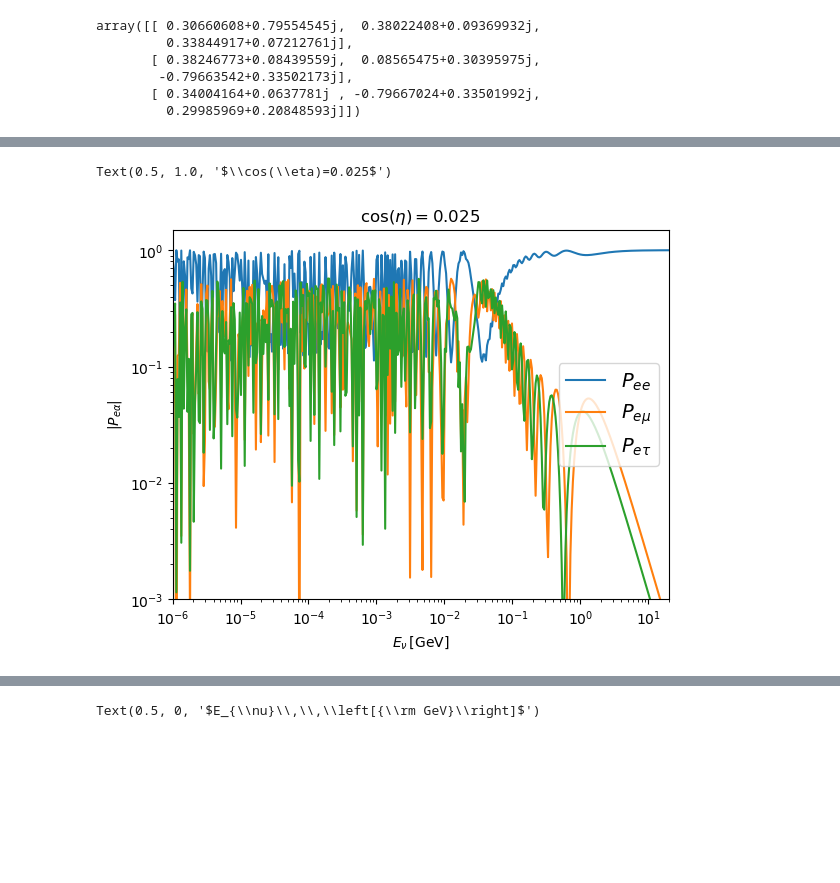
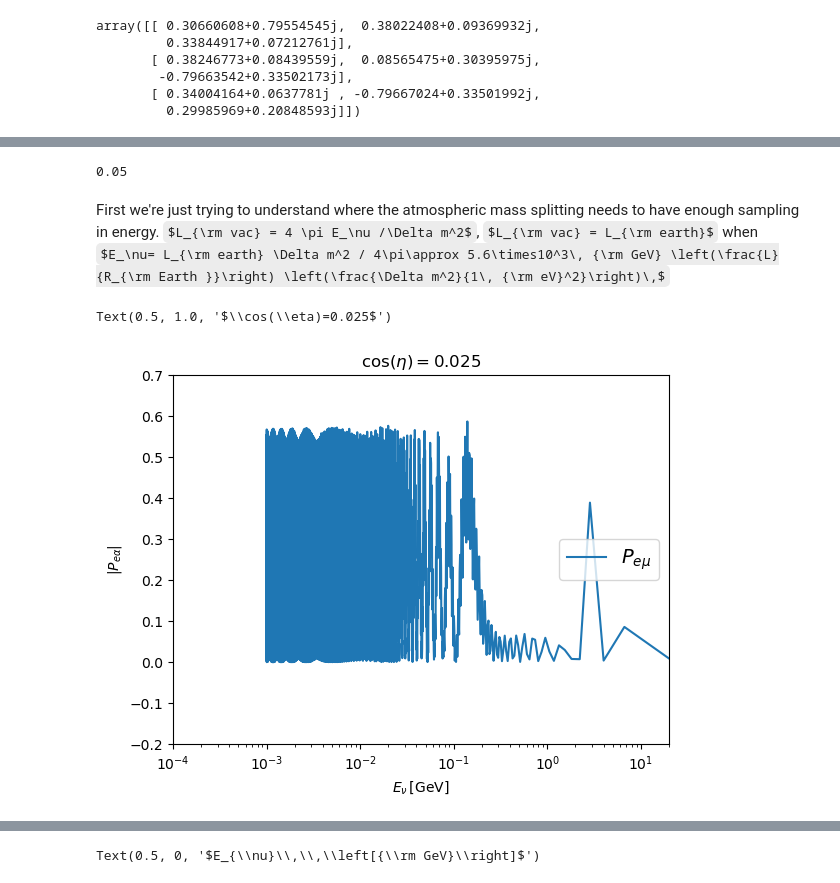
Before and after one commit to SNuDD/SNuDD, a Jupyter notebook: notebooks/earth_class_tests.ipynb, the cells around one changed output, grey strips where cells are left out. Drawn from its saved outputs; the diff is of its cells as text; code cells hidden in the pictures; some formulas as TeX source; blank space fills up the shorter version.

```diff
--- a/notebooks/earth_class_tests.ipynb
+++ b/notebooks/earth_class_tests.ipynb
@@ -78,22 +98,31 @@ def Probs_diag_parallel(Enu_array, ceta, propagator, n_jobs=-1):
 # %%
-Enuspace = np.geomspace(1e-6,2e1, 400)
 
-Pee, Pemu, Petau = Probs_diag_parallel(Enuspace, 0.025, PREMprob, n_jobs=4)
+xspace = np.linspace(1.0/2e1, 1.0/1e-3, 10000)
+
+Enuspace=1/xspace
+
+Pee, Pemu, Petau = Probs_diag_parallel(Enuspace, 1.0, PREMprob, n_jobs=4)
+# %%
+1/Enuspace[0]
+# %% [output]
+0.05
 # %%
 import matplotlib.pyplot as plt
+# %% [markdown]
+First we're just trying to understand where the atmospheric mass splitting needs to have enough sampling in energy. $L_{\rm vac} = 4 \pi E_\nu /\Delta m^2$, $L_{\rm vac} = L_{\rm earth}$ when $E_\nu= L_{\rm earth} \Delta m^2 / 4\pi\approx 5.6\times10^3\, {\rm GeV} \left(\frac{L}{R_{\rm Earth }}\right) \left(\frac{\Delta m^2}{1\, {\rm eV}^2}\right)\,$
 # %%
 
-plt.loglog(Enuspace, Pee, label=r'$P_{ee}$')
-plt.loglog(Enuspace, Pemu, label=r'$P_{e\mu}$')
-plt.loglog(Enuspace, Petau, label=r'$P_{e\tau}$')
+# plt.semilogx(Enuspace, Pee, label=r'$P_{ee}$')
+plt.semilogx(Enuspace, Pemu, label=r'$P_{e\mu}$')
+# plt.semilogx(Enuspace, Petau, label=r'$P_{e\tau}$')
 
-plt.ylim(ymin=1e-3, ymax=1.5)
-plt.xlim(xmin=1e-6, xmax=2.0e1)
+plt.ylim(ymin=-0.2, ymax=0.7)
+plt.xlim(xmin=1e-4, xmax=2.0e1)
 
 plt.xlabel(r'$E_{\nu}\,\left[{\rm GeV}\right]$')
 plt.ylabel(r'$\vert P_{e \alpha}\vert$')
 plt.legend(fontsize=14, loc='right')
 plt.title(r'$\cos(\eta)=0.025$')
 # %% [output]
 Text(0.5, 1.0, '$\\cos(\\eta)=0.025$')
-[figure, old version]
+[figure, new version]
```
Also changed, not shown: parts of 20 cells of this notebook, 2 other files.
